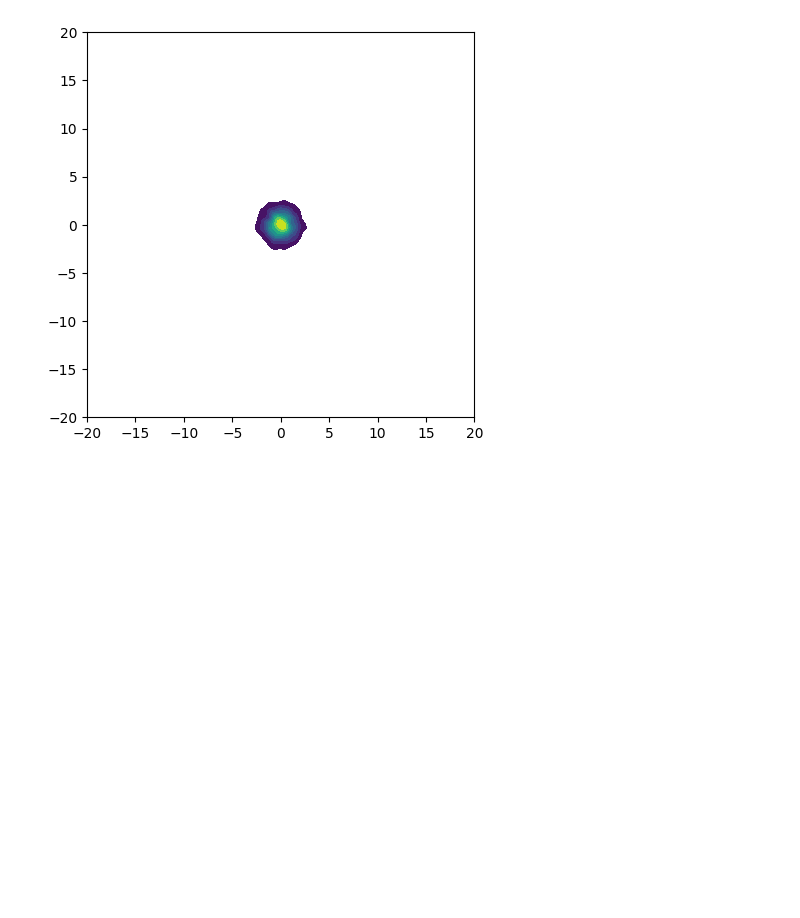
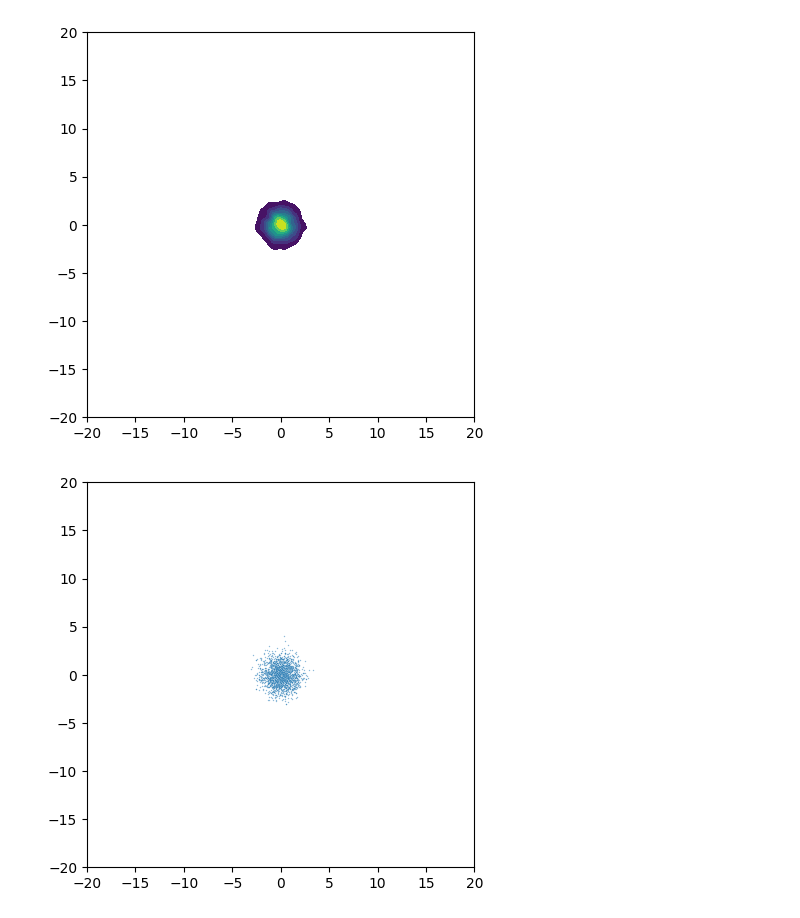
Before and after one commit to anvuongb/ddpm_torch, a Jupyter notebook: notebooks/sde_test_2d_gaussian.ipynb, the cells around one changed output. Saved outputs shown, nothing was run; the diff lists cells and outputs as text; code cells hidden in the pictures; blank space fills up the shorter version.

```diff
--- a/notebooks/sde_test_2d_gaussian.ipynb
+++ b/notebooks/sde_test_2d_gaussian.ipynb
@@ -145,3 +152,30 @@ ani.save(
 )
 # %% [output]
 [figure]
+# %%
+def animate_diff_points(i, x_gen_store):
+    plt.cla()
+    plots = sns.scatterplot(x=x_gen_store[i][:,0], y=x_gen_store[i][:,1], s=1, alpha=0.5)
+    plots.set_xlim(-20, 20)
+    plots.set_ylim(-20, 20)
+    return plots
+
+fig = plt.figure(figsize=(5,5))
+plt.clf()
+
+ani = FuncAnimation(
+    fig,
+    animate_diff_points,
+    fargs=[x_gen_store],
+    interval=200,
+    blit=False,
+    repeat=True,
+    frames=x_gen_store.shape[0],
+)
+ani.save(
+    f"gif_2d_gaussian_points.gif",
+    dpi=100,
+    writer=PillowWriter(fps=5),
+)
+# %% [output]
+[figure, added]
```
Also changed, not shown: parts of 2 cells of this notebook, 6 other files.
